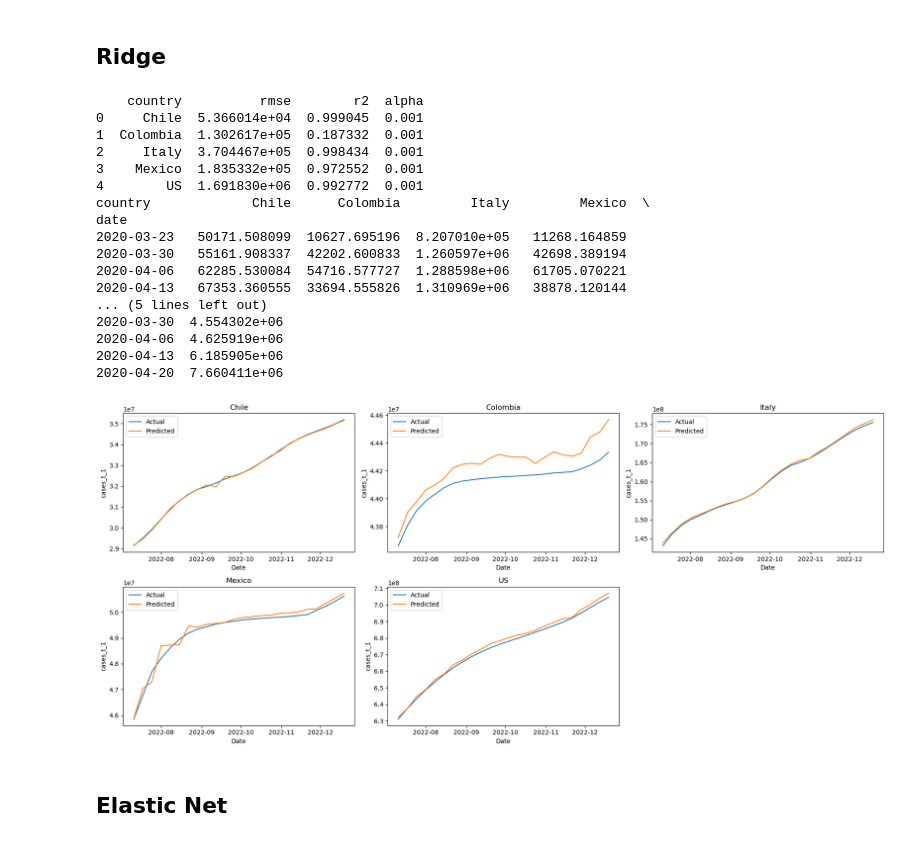
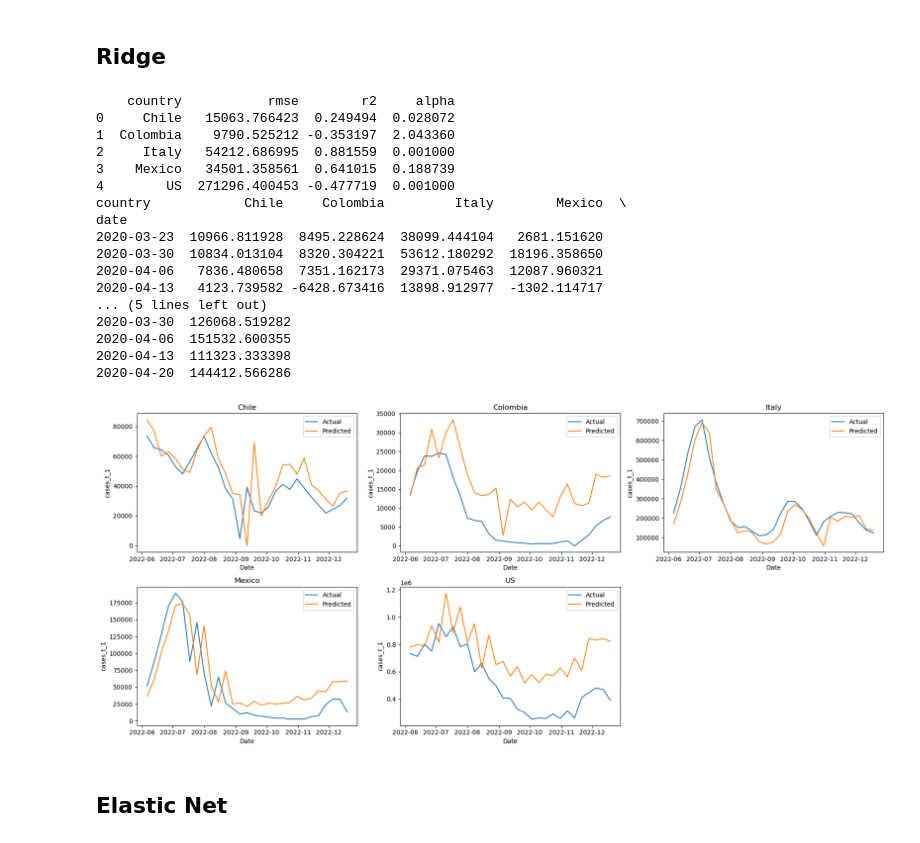
Before and after one commit to danielgvb/thesis, a Jupyter notebook: modelling/09.2_Multivariate_covid_clean.ipynb, the cells around one changed output. Drawn from its saved outputs; the diff is of its cells as text; code cells hidden in the pictures.

```diff
--- a/modelling/09.2_Multivariate_covid_clean.ipynb
+++ b/modelling/09.2_Multivariate_covid_clean.ipynb
@@ -35,11 +58,10 @@ Index(['date', 'country', 'new_cases', 'cases', 'co', 'no2', 'o3', 'pm10',
        'google_pharmacy', 'google_symptom', 'Mean_distance_avg_14day_movavg',
        'StringencyIndex_Average', 'pop_vaccinated'],
       dtype='object')
-# %%
-df.rename(columns={'Mean_distance_avg_14day_movavg':'14d_avg_dist',
-                    'StringencyIndex_Average':'StringencyIndex'}, inplace = True)
+# %%
+df = df[selected_features_covid]
 # %%
-df['cases_t_1'] = df.groupby('country')['cases'].shift(-1)
+df['cases_t_1'] = df.groupby('country')['new_cases'].shift(-1)
 # %%
 # ------------------------------------------------------------------
 # 1.  Sort once so groupby‑shift/rolling are correct
@@ -115,9 +137,10 @@ for country, df_c in df.groupby('country'):
     X = df_c.drop(columns=['cases_t_1', 'date'])
     X = X.select_dtypes(include='number')
 
-    # ---- 1.3  Time‑series split: last fold is hold‑out
-    outer_split = TimeSeriesSplit(n_splits=5)
-    train_idx, test_idx = list(outer_split.split(X))[-1]
+    # ---- 1.3  Chronological 80 / 20 split  ---------------------
+    split_pt = int(0.80 * len(df_c))          # oldest 80 % → train
+    train_idx = np.arange(split_pt)
+    test_idx  = np.arange(split_pt, len(df_c))
 
     X_train, X_test = X.iloc[train_idx], X.iloc[test_idx]
     y_train, y_test = y.iloc[train_idx], y.iloc[test_idx]
@@ -383,24 +406,23 @@ for country, df_c in df.groupby('country'):
          .drop(columns=['cases_t_1', 'date'])
          .select_dtypes(include='number'))
 
-    # ---- 1.3  Time‑series split: last fold is true hold‑out
-    outer_split = TimeSeriesSplit(n_splits=5)
-    train_idx, test_idx = list(outer_split.split(X))[-1]
+    # ---- 1.3  Chronological 80 / 20 split --------------------
+    split_pt  = int(0.80 * len(df_c))
+    train_idx = np.arange(split_pt)
+    test_idx  = np.arange(split_pt, len(df_c))
 
     X_train, X_test = X.iloc[train_idx], X.iloc[test_idx]
     y_train, y_test = y.iloc[train_idx], y.iloc[test_idx]
     dates_test      = df_c.loc[test_idx, 'date']
 
     # ---- 1.4  Pipeline: StandardScaler → RidgeCV
-    inner_cv = TimeSeriesSplit(n_splits=3)
-    ridge_pipe = Pipeline(
-        steps=[
-            ("scaler", StandardScaler()),
-            ("model",  RidgeCV(alphas=np.logspace(-3, 3, 30),
-                               cv=inner_cv,
-                               scoring='neg_root_mean_squared_error'))
-        ]
-    )
+    inner_cv = TimeSeriesSplit(n_splits=3)   # CV folds on TRAIN only
+    ridge_pipe = Pipeline([
+        ("scaler", StandardScaler()),
+        ("model",  RidgeCV(alphas=np.logspace(-3, 3, 30),
+                           cv=inner_cv,
+                           scoring='neg_root_mean_squared_error'))
+    ])
 
     ridge_pipe.fit(X_train, y_train)
     best_alpha = ridge_pipe.named_steps["model"].alpha_
@@ -412,7 +434,8 @@ for country, df_c in df.groupby('country'):
     rmse = np.sqrt(mean_squared_error(y_test, y_pred_test))
     r2   = r2_score(y_test, y_pred_test)
 
-    results.append({"country": country, "rmse": rmse, "r2": r2, "alpha": best_alpha})
+    results.append({"country": country, "rmse": rmse, "r2": r2,
+                    "alpha": best_alpha})
 
     plot_payload.append({
         "country": country,
@@ -433,7 +456,6 @@ for country, df_c in df.groupby('country'):
             "fitted":  y_hat_full.values
         })
     )
-
 # -------------------------------------------------------------
 # 2.  Metrics table
 # -------------------------------------------------------------
@@ -446,49 +468,49 @@ print(metrics_df)
 fitted_df = (
     pd.concat(fit_records)
       .pivot(index='date', columns='country', values='fitted')
       .sort_index()
 )
 print(fitted_df.head())
 
 # -------------------------------------------------------------
 # 4.  Plot Actual vs. Predicted (unchanged)
 # -------------------------------------------------------------
 fig, axes = plt.subplots(2, 3, figsize=(18, 8), sharex=False, sharey=False)
 axes = axes.flatten()
 
 for idx, payload in enumerate(plot_payload):
     ax = axes[idx]
     ax.plot(payload["date"], payload["y_true"], label="Actual")
     ax.plot(payload["date"], payload["y_pred"], label="Predicted")
     ax.set_title(payload["country"])
     ax.set_xlabel("Date")
     ax.set_ylabel("cases_t_1")
     ax.legend()
 
 for j in range(len(plot_payload), len(axes)):
     axes[j].axis("off")
 
 fig.tight_layout()
 plt.show()
 # %% [output]
-    country          rmse        r2  alpha
-0     Chile  5.366014e+04  0.999045  0.001
-1  Colombia  1.302617e+05  0.187332  0.001
-2     Italy  3.704467e+05  0.998434  0.001
-3    Mexico  1.835332e+05  0.972552  0.001
-4        US  1.691830e+06  0.992772  0.001
-country             Chile      Colombia         Italy         Mexico  \
+    country           rmse        r2     alpha
+0     Chile   15063.766423  0.249494  0.028072
+1  Colombia    9790.525212 -0.353197  2.043360
+2     Italy   54212.686995  0.881559  0.001000
+3    Mexico   34501.358561  0.641015  0.188739
+4        US  271296.400453 -0.477719  0.001000
+country            Chile     Colombia         Italy        Mexico  \
 date
-2020-03-23   50171.508099  10627.695196  8.207010e+05   11268.164859
-2020-03-30   55161.908337  42202.600833  1.260597e+06   42698.389194
-2020-04-06   62285.530084  54716.577727  1.288598e+06   61705.070221
-2020-04-13   67353.360555  33694.555826  1.310969e+06   38878.120144
+2020-03-23  10966.811928  8495.228624  38099.444104   2681.151620
+2020-03-30  10834.013104  8320.304221  53612.180292  18196.358650
+2020-04-06   7836.480658  7351.162173  29371.075463  12087.960321
+2020-04-13   4123.739582 -6428.673416  13898.912977  -1302.114717
 ... (5 lines left out)
-2020-03-30  4.554302e+06
-2020-04-06  4.625919e+06
-2020-04-13  6.185905e+06
-2020-04-20  7.660411e+06
+2020-03-30  126068.519282
+2020-04-06  151532.600355
+2020-04-13  111323.333398
+2020-04-20  144412.566286
-[figure, old version]
+[figure, new version]
 # %%
 # save the fitted values
 fitted_df.to_csv('../results/Ridge_covid.csv', index = True)
```
Also changed, not shown: parts of 10 cells of this notebook, 11 other files.
